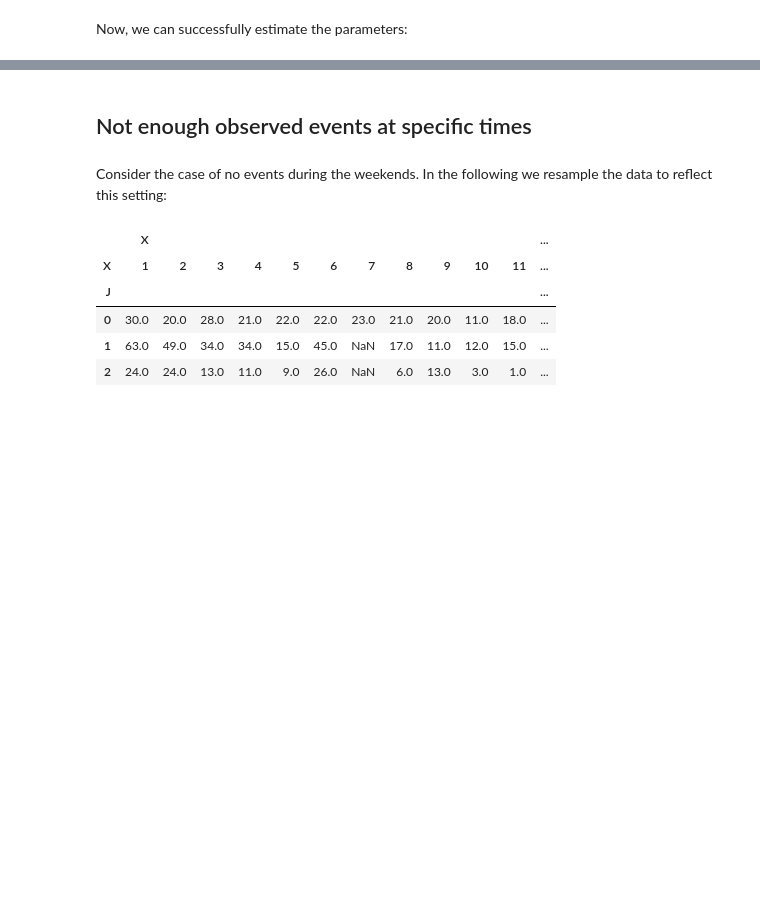
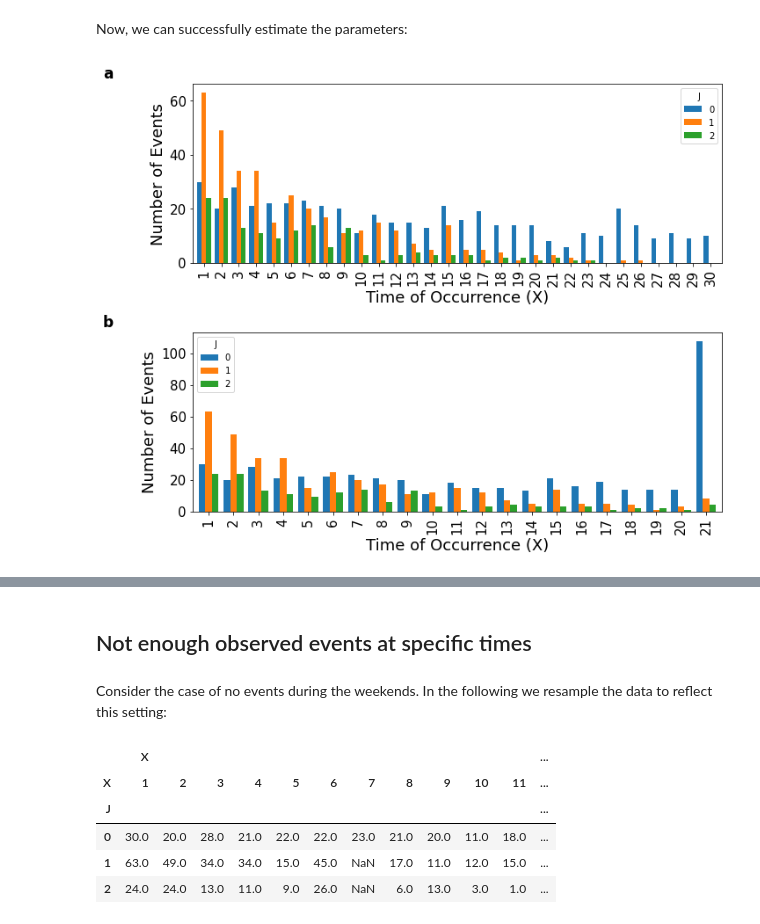
Before and after one commit to tomer1812/pydts, a Jupyter notebook: docs/UsageExample-RegroupingData.ipynb, the cells around one changed output, grey strips where cells are left out. Drawn from its saved outputs; the diff is of its cells as text; code cells hidden in the pictures; blank space fills up the shorter version.

```diff
--- a/docs/UsageExample-RegroupingData.ipynb
+++ b/docs/UsageExample-RegroupingData.ipynb
@@ -67,2 +67,13 @@ plot_events_occurrence(regrouped_df)
 # %% [markdown]
 Now, we can successfully estimate the parameters:
+# %%
+fig, axes = plt.subplots(2,1, figsize=(10,8))
+ax = axes[0]
+ax = plot_events_occurrence(df, ax=ax)
+add_panel_text(ax, 'a')
+ax = axes[1]
+ax = plot_events_occurrence(regrouped_df, ax=ax)
+add_panel_text(ax, 'b')
+fig.tight_layout()
+# %% [output]
+[figure, added]
```
Also changed, not shown: parts of 11 cells of this notebook, 3 other files.
